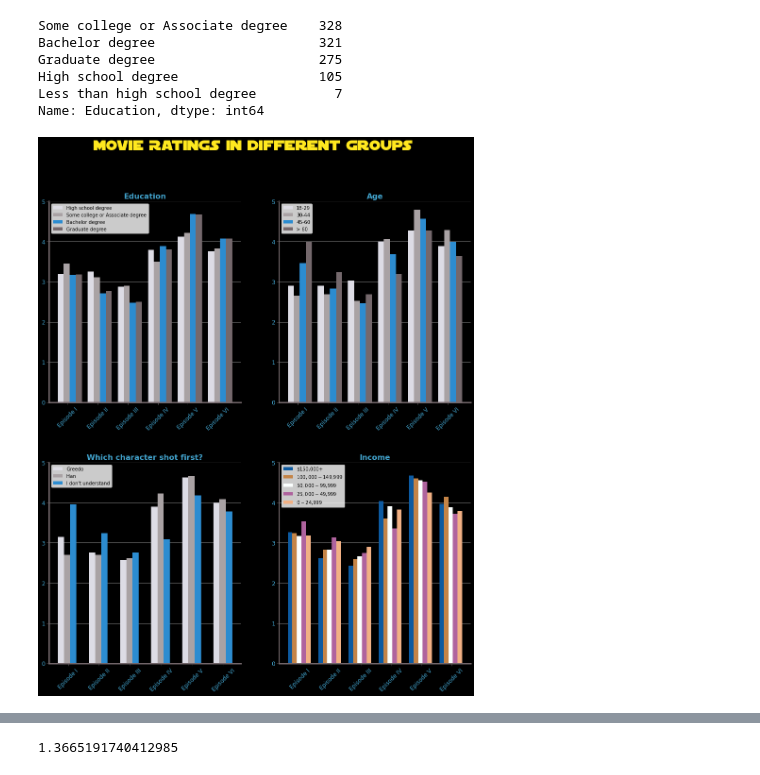
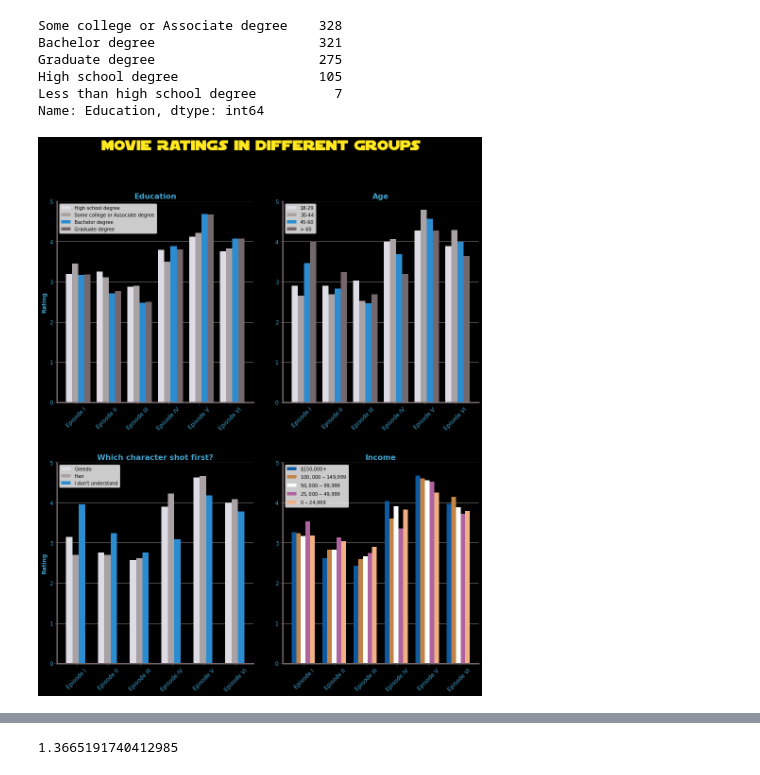
Before and after one commit to grumpyclimber/portfolio, a Jupyter notebook: star_wars/yoda.ipynb, the cells around one changed output, grey strips where cells are left out. Drawn from its saved outputs; the diff is of its cells as text; code cells hidden in the pictures.

```diff
--- a/star_wars/yoda.ipynb
+++ b/star_wars/yoda.ipynb
@@ -336,6 +330,7 @@ ax2.set_title('Are you a Star Wars fan?', color='#43a5cf', weight='heavy', famil
 for el in texts:
     el.set_fontsize(14)
     el.set_color('#43a5cf')
+
 # DEATH STAR MOD:
 for_the_empire = [1,1,1,1,1,1,1,1,1,1]
 plt.pie(for_the_empire,radius=0.35,startangle=90, wedgeprops={'edgecolor' :'black', 'fc':'#a9a2a4'},center=(-1.7,0.3) )
@@ -351,6 +346,7 @@ df.plot(x="Episode Rating", y="Views", kind="bar",ax=axes[1][1], color=colors[2]
 plt.legend(loc=2)
 fig.subplots_adjust(hspace=0.4, wspace=0.2)
 axes = [ax1, ax3, ax4]
+ylabels_list = ['No. of views', 'Rating', 'No. of views']
 for ax in axes:
     for location in [ 'left', 'bottom']:
             ax.spines[location].set_linewidth(3)
@@ -359,6 +355,7 @@ for ax in axes:
     ax.tick_params(labelsize=12, color='#74686c')
     ax.set_facecolor('black')
     ax.set_title(titles[n], color='#43a5cf', weight='heavy',  size=16)
+    ax.set_ylabel(ylabels_list[n], color='#43a5cf', weight='heavy', size=12)
 axes2 = [ax3, ax4]
 for ax in axes2:
     ax.set_xticks([0,1,2,3,4,5])
@@ -492,7 +487,6 @@ list_axes = [ax1,ax2,ax3,ax4]
 fig, axes = plt.subplots(figsize=(16, 18))
 fig.patch.set_facecolor('black')
 fig.suptitle('Movie Ratings in different groups', family='SF Distant Galaxy', fontsize=32, color="#FFE81F")
-# grid = plt.GridSpec(2, 2, wspace=0.1, hspace=0.6)
 
 # stacked bar charts for all the groups of bar_cols list:
 for i in range(0,3):
@@ -510,35 +504,42 @@ for i in range(0,3):
     plt.title(col)
 
 # last bar chart (it has a different width so loop would't work on it well)
 ax4 = plt.subplot(224)
 n=-1
 width = 0.15
 # plot a bar for every educational group:
 for els in income_list:
     n+=1
     width += 0.15
     plt.bar(x + width, star_wars[star_wars['Household Income']==els][star_wars[star_wars['Household Income']==els].columns[9:15]].mean(),
           width = 0.15, label=els, color=colors2[n], zorder=2)
 plt.title('Income')
 
 # styling of all the charts:
-fig.subplots_adjust(hspace=0.3, wspace=0.2)
+fig.subplots_adjust(hspace=0.3, wspace=0.15)
 for ax in list_axes + [ax4]:
         for location in [ 'left', 'bottom']:
                 ax.spines[location].set_linewidth(3)
                 ax.spines[location].set_color('#74686c')
         ax.set_ylim(0,5)
         ax.set_xticks(x + width/1.425)
         ax.set_xticklabels(ticks, rotation=45, color='#43a5cf')
         ax.tick_params(length=5, labelsize=12, color='#74686c')
         plt.setp(ax.get_yticklabels(), color='#43a5cf')
         ax.set_facecolor('black')
         ax.set_title(ax.get_title(), color='#43a5cf', weight='heavy', size=16)
         ax.legend()
         ax.grid(axis='y', zorder=0)
+        ax.set_ylabel('Rating', color='#43a5cf', weight='heavy', size=12)
+
+# this is the weird part! I can't address any of the ax1-ax3 individually! Can only access them trough looping all
+# of them! so to 'turn of' the ylabel at ax2 an ax4:
+ax4.set_ylabel('Rating', color='black', weight='heavy')
+# ax4 done (its outside the main loop, so I can change it individually) BUT ax2...
+plt.text(-0.56,8.77,'Rating', color='black', weight='heavy',  size=12, rotation=90, backgroundcolor = 'black')
 plt.show()
 # %% [output]
-[figure, old version]
+[figure, new version]
 # %%
 df_new_old = pd.DataFrame({
     'Trilogy': list(star_wars.columns[-2:]),
```
Also changed, not shown: parts of 54 cells of this notebook.
